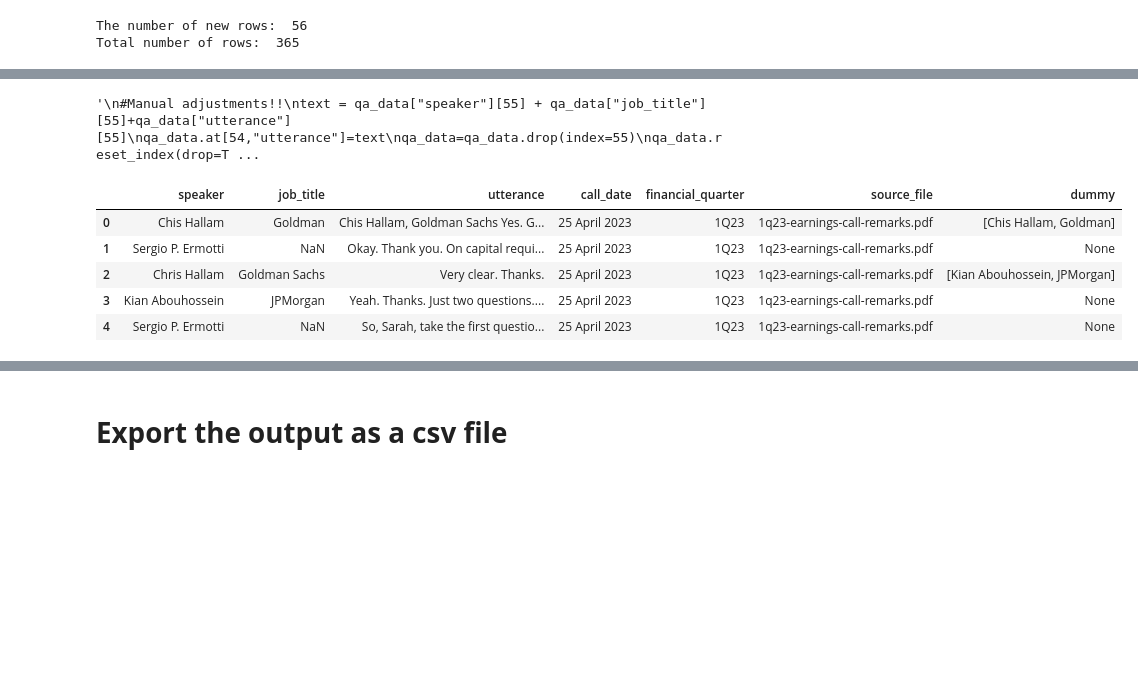
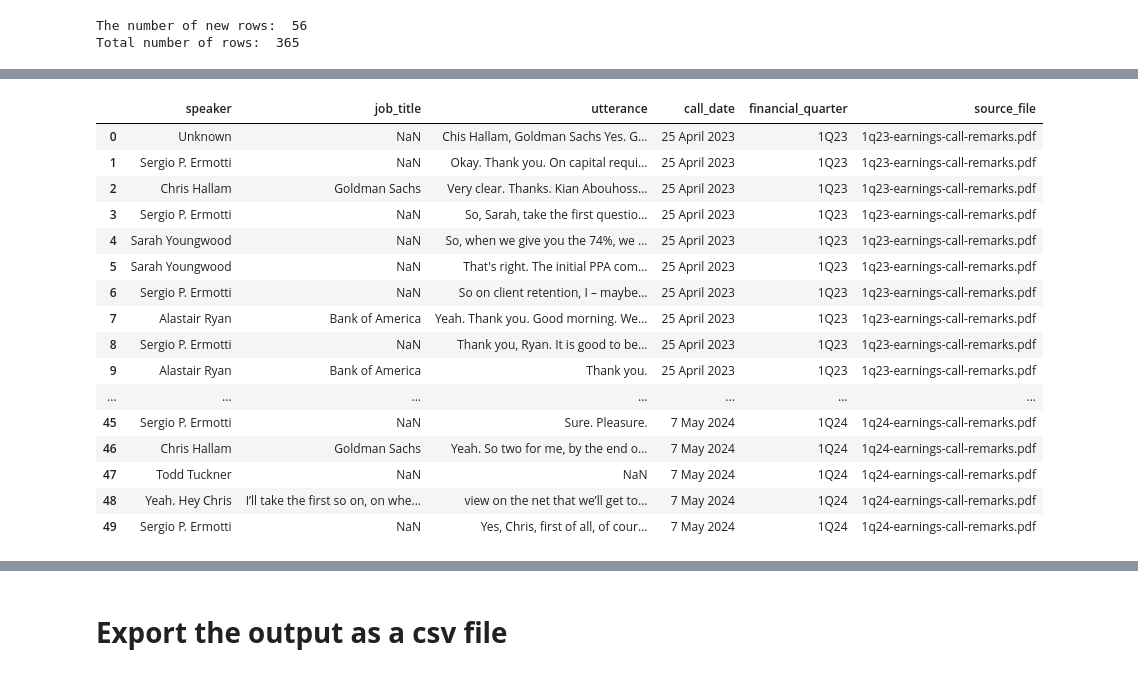
Before and after one commit to sheldonkemper/bank_of_england, a Jupyter notebook: notebooks/processed/ct_preprocessing_ubs_original.ipynb, the cells around one changed output, grey strips where cells are left out. Cells and saved outputs as stored; diff of their text form; code cells hidden in the pictures; blank space fills up the shorter version.

```diff
--- a/notebooks/processed/ct_preprocessing_ubs_original.ipynb
+++ b/notebooks/processed/ct_preprocessing_ubs_original.ipynb
@@ -159,6 +159,12 @@ qa_data.head()
 | 2 | Chris Hallam | Goldman Sachs | Very clear. Thanks. Kian Abouhoss... | 25 April 2023 | 1Q23 | 1q23-earnings-call-remarks.pdf |
 | 3 | Sergio P. Ermotti | NaN | So, Sarah, take the first questio... | 25 April 2023 | 1Q23 | 1q23-earnings-call-remarks.pdf |
 | 4 | Sarah Youngwood | NaN | So, when we give you the 74%, we ... | 25 April 2023 | 1Q23 | 1q23-earnings-call-remarks.pdf |
+# %%
+"""
+Defining lists of Exective names from UBS
+"""
+exective_name = ["Sergio P. Ermotti","Sarah Youngwood	"]
+exect_name = r'\b(Sergio P\. Ermotti|Sarah Youngwood)\b'
 # %%
 """
 This code searches for Analyst / Exective name and their bank name in the 'utterance' column of a DataFrame and stores any matches in a new 'dummy' column. If no matches are found, the 'dummy' column remains None for that row.
@@ -196,11 +213,18 @@ Total number of rows:  365
 """
 This code searches for Analyst/Exective name and their bank name in the 'utterance' column of a DataFrame, updates the 'speaker' column for the first row with matches, and splits the 'utterance' and inserts a new row for subsequent matches. If no matches are found, the loop continues to the next row.
 """
+# I have to loop the parts 1[0] so that it catches the second bank as well.
+
 
 for  i in qa_data.index:
   matches = re.findall(pattern, str(qa_data['utterance'][i]))
+  matches = re.findall(exect_name, str(qa_data['utterance'][i]))
   if matches and i==0:
     qa_data.at[i, 'speaker'] = matches
+  elif matches:
+    new_index=i+0.5
+    parts1 = [part.strip() for part in qa_data['utterance'][i].split(matches[0])]
+    qa_data.at[i, 'utterance'] = parts1[0]
   elif matches:
     new_index=i+0.5
     parts1 = [part.strip() for part in qa_data['utterance'][i].split(matches[0])]
@@ -260,23 +290,32 @@ qa_data.head(60)
 # %%
 """
 #Manual adjustments!!
-text = qa_data["speaker"][55] + qa_data["job_title"][55]+qa_data["utterance"][55]
+"""
+text = str(qa_data["speaker"][55]) + str(qa_data["job_title"][55])+str(qa_data["utterance"][55])
 qa_data.at[54,"utterance"]=text
 qa_data=qa_data.drop(index=55)
 qa_data.reset_index(drop=True, inplace=True)
 qa_data=qa_data.drop(columns="dummy")
-"""
-# %% [output]
-'\n#Manual adjustments!!\ntext = qa_data["speaker"][55] + qa_data["job_title"][55]+qa_data["utterance"][55]\nqa_data.at[54,"utterance"]=text\nqa_data=qa_data.drop(index=55)\nqa_data.reset_index(drop=T ...
 # %%
-qa_data.head()
+qa_data.head(50)
 # %% [output]
-|  | speaker | job_title | utterance | call_date | financial_quarter | source_file | dummy |
-| 0 | Chis Hallam | Goldman | Chis Hallam, Goldman Sachs Yes. G... | 25 April 2023 | 1Q23 | 1q23-earnings-call-remarks.pdf | [Chis Hallam, Goldman] |
-| 1 | Sergio P. Ermotti | NaN | Okay. Thank you. On capital requi... | 25 April 2023 | 1Q23 | 1q23-earnings-call-remarks.pdf | None |
-| 2 | Chris Hallam | Goldman Sachs | Very clear. Thanks. | 25 April 2023 | 1Q23 | 1q23-earnings-call-remarks.pdf | [Kian Abouhossein, JPMorgan] |
-| 3 | Kian Abouhossein | JPMorgan | Yeah. Thanks. Just two questions.... | 25 April 2023 | 1Q23 | 1q23-earnings-call-remarks.pdf | None |
-| 4 | Sergio P. Ermotti | NaN | So, Sarah, take the first questio... | 25 April 2023 | 1Q23 | 1q23-earnings-call-remarks.pdf | None |
+|  | speaker | job_title | utterance | call_date | financial_quarter | source_file |
+| 0 | Unknown | NaN | Chis Hallam, Goldman Sachs Yes. G... | 25 April 2023 | 1Q23 | 1q23-earnings-call-remarks.pdf |
+| 1 | Sergio P. Ermotti | NaN | Okay. Thank you. On capital requi... | 25 April 2023 | 1Q23 | 1q23-earnings-call-remarks.pdf |
+| 2 | Chris Hallam | Goldman Sachs | Very clear. Thanks. Kian Abouhoss... | 25 April 2023 | 1Q23 | 1q23-earnings-call-remarks.pdf |
+| 3 | Sergio P. Ermotti | NaN | So, Sarah, take the first questio... | 25 April 2023 | 1Q23 | 1q23-earnings-call-remarks.pdf |
+| 4 | Sarah Youngwood | NaN | So, when we give you the 74%, we ... | 25 April 2023 | 1Q23 | 1q23-earnings-call-remarks.pdf |
+| 5 | Sarah Youngwood | NaN | That's right. The initial PPA com... | 25 April 2023 | 1Q23 | 1q23-earnings-call-remarks.pdf |
+| 6 | Sergio P. Ermotti | NaN | So on client retention, I – maybe... | 25 April 2023 | 1Q23 | 1q23-earnings-call-remarks.pdf |
+| 7 | Alastair Ryan | Bank of America | Yeah. Thank you. Good morning. We... | 25 April 2023 | 1Q23 | 1q23-earnings-call-remarks.pdf |
+| 8 | Sergio P. Ermotti | NaN | Thank you, Ryan. It is good to be... | 25 April 2023 | 1Q23 | 1q23-earnings-call-remarks.pdf |
+| 9 | Alastair Ryan | Bank of America | Thank you. | 25 April 2023 | 1Q23 | 1q23-earnings-call-remarks.pdf |
+| ... | ... | ... | ... | ... | ... | ... |
+| 45 | Sergio P. Ermotti | NaN | Sure. Pleasure. | 7 May 2024 | 1Q24 | 1q24-earnings-call-remarks.pdf |
+| 46 | Chris Hallam | Goldman Sachs | Yeah. So two for me, by the end o... | 7 May 2024 | 1Q24 | 1q24-earnings-call-remarks.pdf |
+| 47 | Todd Tuckner | NaN | NaN | 7 May 2024 | 1Q24 | 1q24-earnings-call-remarks.pdf |
+| 48 | Yeah. Hey Chris | I’ll take the first so on, on whe... | view on the net that we’ll get to... | 7 May 2024 | 1Q24 | 1q24-earnings-call-remarks.pdf |
+| 49 | Sergio P. Ermotti | NaN | Yes, Chris, first of all, of cour... | 7 May 2024 | 1Q24 | 1q24-earnings-call-remarks.pdf |
 # %%
 qa_data["category"]=None
 current_bank=qa_data["job_title"][0]
```
Also changed, not shown: parts of 10 cells of this notebook.
